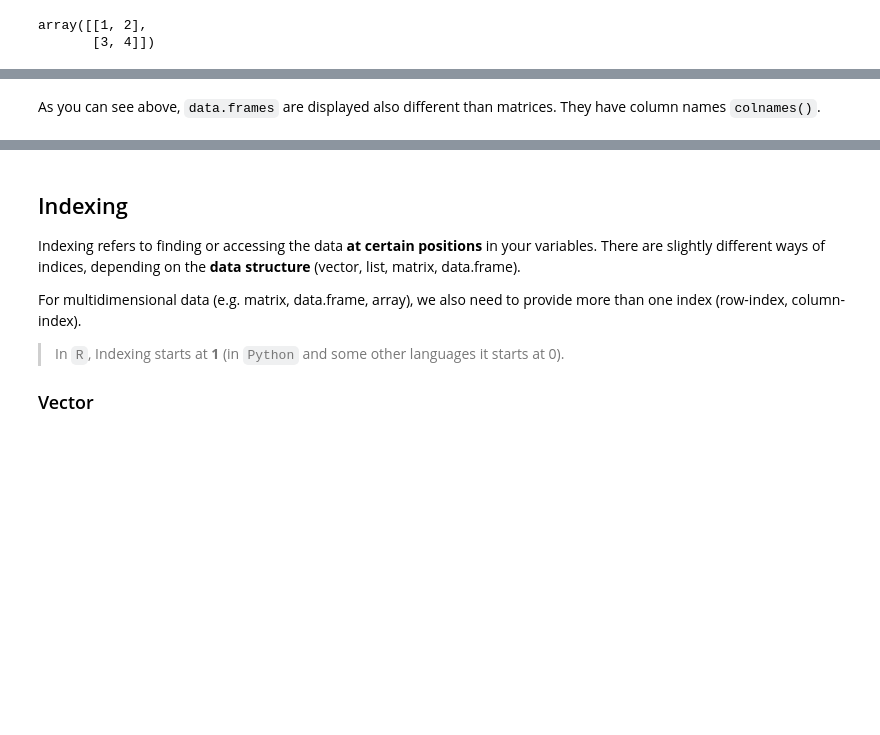
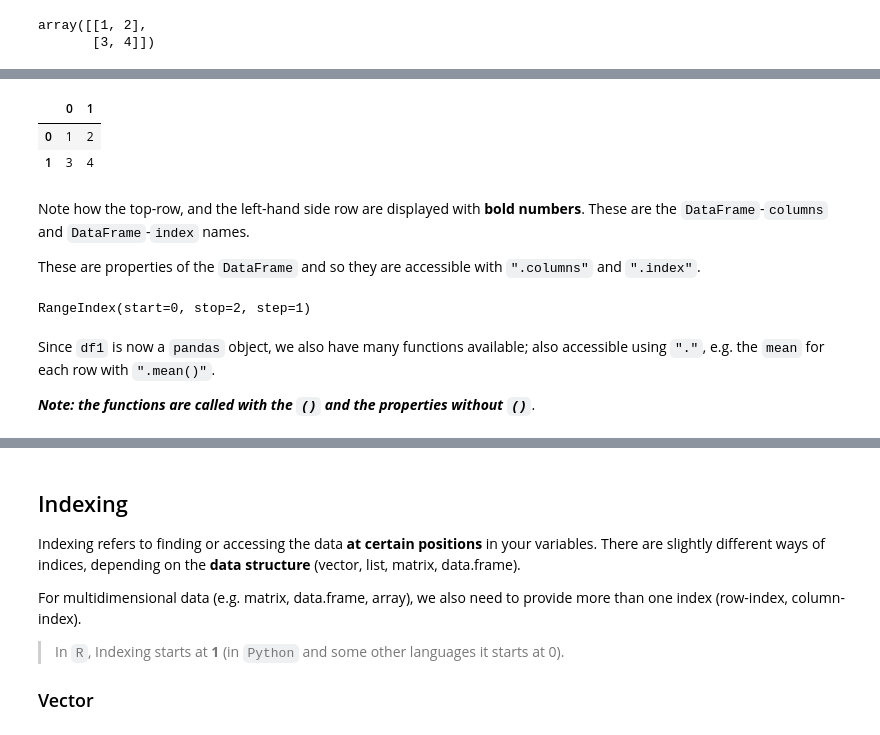
Before and after one commit to pohleric/geoscience-unifr-py, a Jupyter notebook: SGS.01101/Lesson_03/Lecture_3(1).ipynb, the cells around one changed output, grey strips where cells are left out. Cells and saved outputs as stored; diff of their text form; code cells hidden in the pictures; blank space fills up the shorter version.

```diff
--- a/SGS.01101/Lesson_03/Lecture_3(1).ipynb
+++ b/SGS.01101/Lesson_03/Lecture_3(1).ipynb
@@ -244,4 +248,15 @@ class(df1)
+# %%
+df1 = pd.DataFrame(b)
+df1
+# %% [output]
+|  | 0 | 1 |
+| 0 | 1 | 2 |
+| 1 | 3 | 4 |
+# %% [markdown]
+Note how the top-row, and the left-hand side row are displayed with **bold numbers**. These are the `DataFrame`-`columns` and `DataFrame`-`index` names.
+
+These are properties of the `DataFrame` and so they are accessible with `".columns"` and `".index"`.
 # %%
-df1
+df1.columns
+# %% [output]
+RangeIndex(start=0, stop=2, step=1)
-# %% [markdown]
-As you can see above, `data.frames` are displayed also different than matrices. They have column names `colnames()`.
@@ -249,0 +263,5 @@ colnames(df1)
+# %% [markdown]
+Since `df1` is now a `pandas` object, we also have many functions available; also accessible using `"."`, e.g. the `mean` for each row with `".mean()"`.
+
+
+***Note: the functions are called with the `()` and the properties without `()`***.
```
Also changed, not shown: parts of 12 cells of this notebook.
